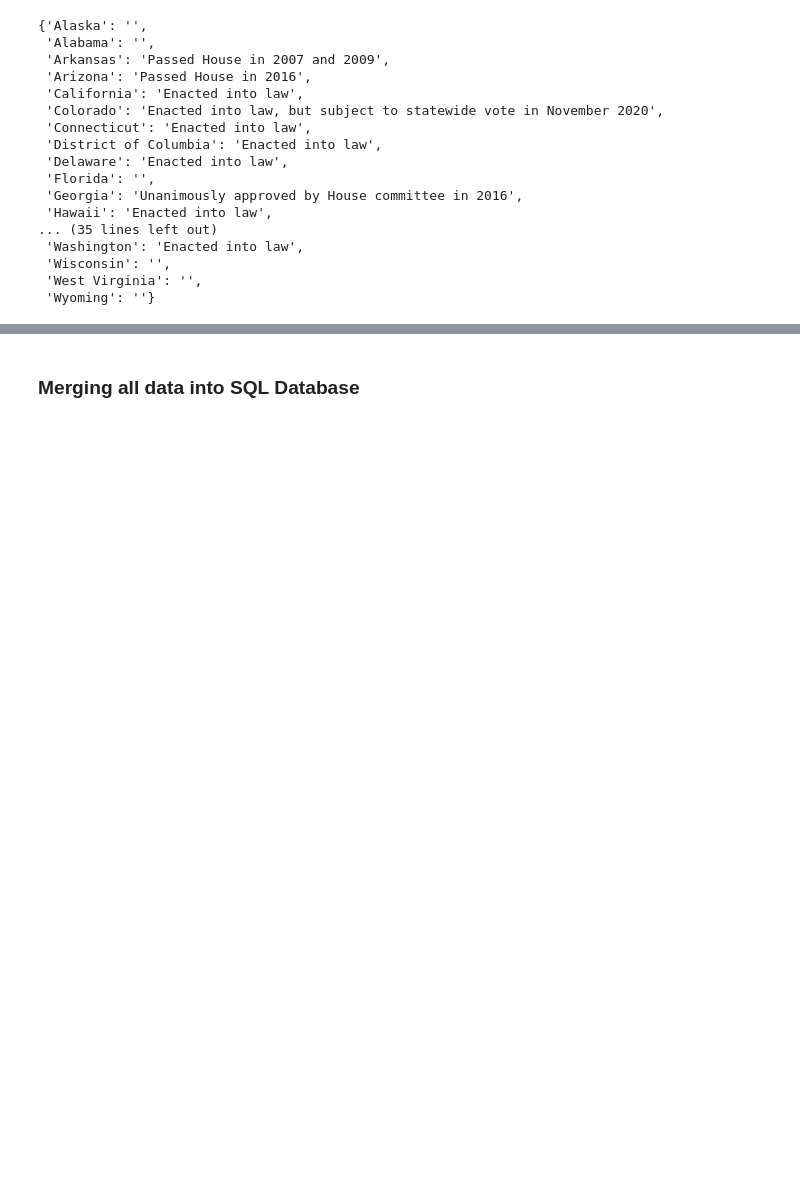
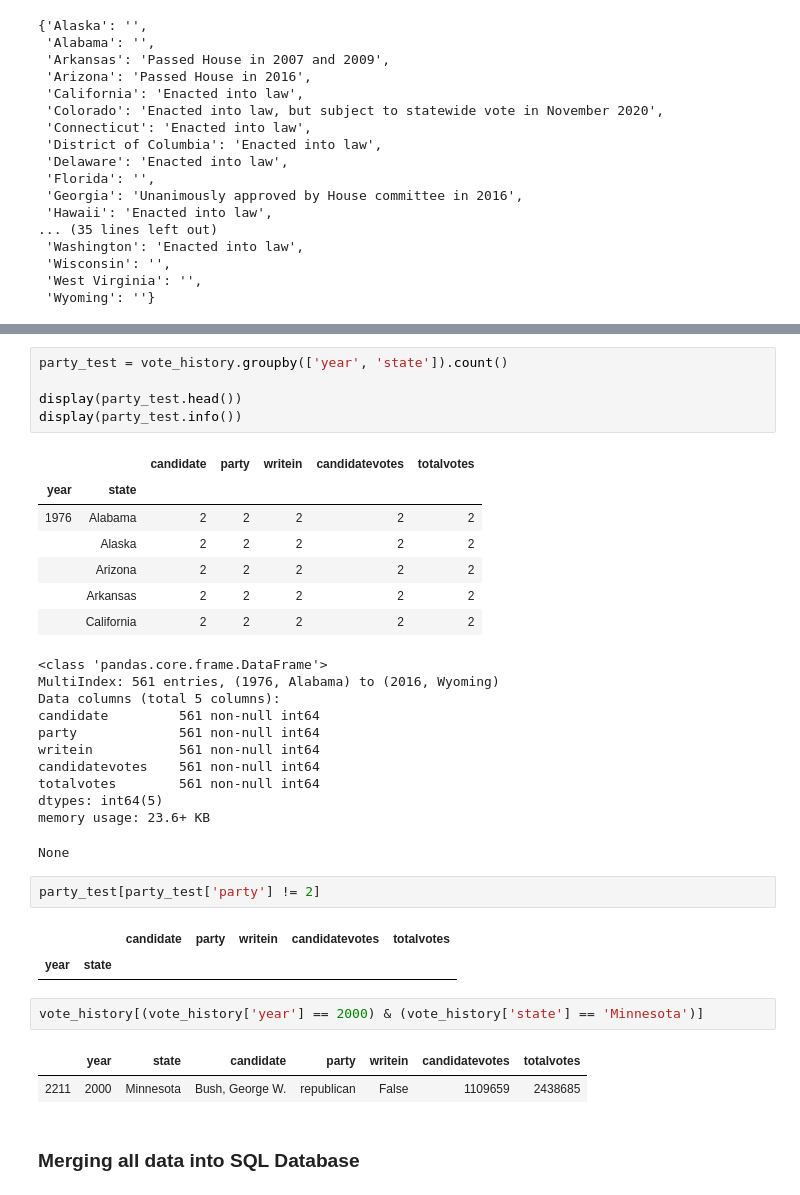
Before and after one commit to zapatos24/The_Electoral_College-Today_and_Tomorrow, a Jupyter notebook: electoral_college_data_map_notebook.ipynb, the cells around one changed output, grey strips where cells are left out. Saved outputs shown, nothing was run; the diff lists cells and outputs as text; blank space fills up the shorter version.

```diff
--- a/electoral_college_data_map_notebook.ipynb
+++ b/electoral_college_data_map_notebook.ipynb
@@ -263,3 +308,37 @@ state_npvic_status
+# %%
+party_test = vote_history.groupby(['year', 'state']).count()
+
+display(party_test.head())
+display(party_test.info())
+# %% [output]
+|  |  | candidate | party | writein | candidatevotes | totalvotes |
+| year | state |  |  |  |  |  |
+| 1976 | Alabama | 2 | 2 | 2 | 2 | 2 |
+|  | Alaska | 2 | 2 | 2 | 2 | 2 |
+|  | Arizona | 2 | 2 | 2 | 2 | 2 |
+|  | Arkansas | 2 | 2 | 2 | 2 | 2 |
+|  | California | 2 | 2 | 2 | 2 | 2 |
+<class 'pandas.core.frame.DataFrame'>
+MultiIndex: 561 entries, (1976, Alabama) to (2016, Wyoming)
+Data columns (total 5 columns):
+candidate         561 non-null int64
+party             561 non-null int64
+writein           561 non-null int64
+candidatevotes    561 non-null int64
+totalvotes        561 non-null int64
+dtypes: int64(5)
+memory usage: 23.6+ KB
+None
+# %%
+party_test[party_test['party'] != 2]
+# %% [output]
+|  |  | candidate | party | writein | candidatevotes | totalvotes |
+| year | state |  |  |  |  |  |
+# %%
+vote_history[(vote_history['year'] == 2000) & (vote_history['state'] == 'Minnesota')]
+# %% [output]
+|  | year | state | candidate | party | writein | candidatevotes | totalvotes |
+| 2211 | 2000 | Minnesota | Bush, George W. | republican | False | 1109659 | 2438685 |
 # %% [markdown]
 ### Merging all data into SQL Database
 # %%
```
Also changed, not shown: parts of 7 cells of this notebook, 1 other file.
